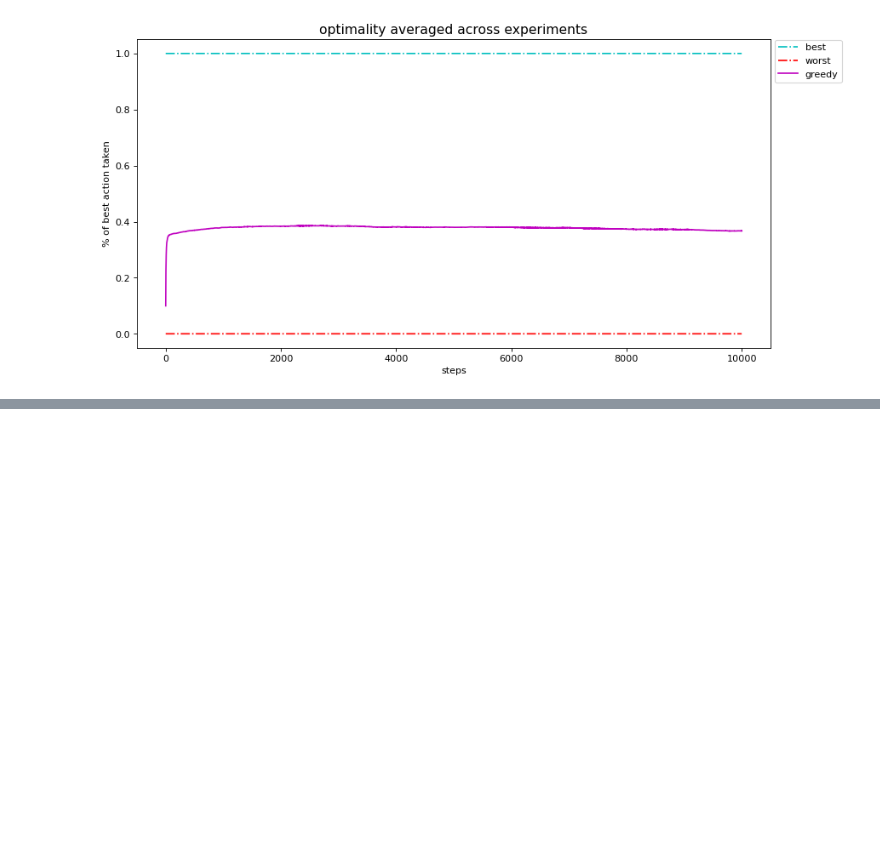
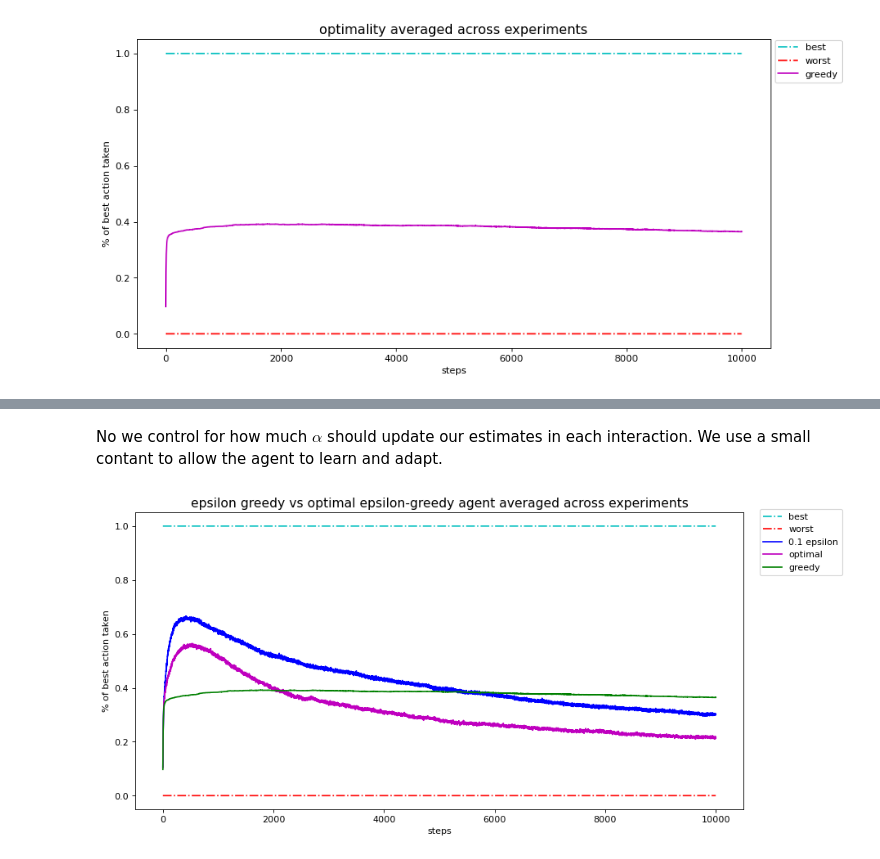
Before and after one commit to christinadelta/reinforcement_learning_intro, a Jupyter notebook: non_stationary_env.ipynb, the cells around one changed output, grey strips where cells are left out. Drawn from its saved outputs; the diff is of its cells as text; code cells hidden in the pictures; blank space fills up the shorter version.

```diff
--- a/non_stationary_env.ipynb
+++ b/non_stationary_env.ipynb
@@ -175,8 +175,6 @@ class GreedyAgent:
 
         # if an action in self.a_count is selected (for having the highest value), add the value of 1
         self.ac[np.arange(self.exp), max_action] += 1
-        ac = self.ac
-        estm = self.estimates
 
         return max_action
 
@@ -198,9 +196,6 @@ class GreedyAgent:
 
         # update the reward diff incrementally
         self.estimates[np.arange(self.exp), a] += (1/n) * e
-        new_estimates = self.estimates
-
-        return new_estimates
 # %% [markdown]
 ### $\epsilon$-Greedy Agent
 # %%
@@ -340,0 +434,2 @@ plt.show()
+# %% [markdown]
+No we control for how much $\alpha$ should update our estimates in each interaction. We use a small contant to allow the agent to learn and adapt.
@@ -340,0 +449,41 @@ plt.show()
+# %%
+# create the environment
+env = BanditsGaussian(exp, n_bandits, nonstationary)
+agent = OptimalEpsilonAgent(estimates, epsilon)
+
+# best actions?
+best_action = np.argmax(env.mean, axis=1)
+# %%
+# within a tqdm loop select actions to execute on the env
+for i in tqdm(range(n_steps)):
+    max_action = agent.new_action()
+    reward = env.step(max_action) # get reward
+
+    # update the estimates with the newly obdained rewards
+    agent.update_rule(reward, max_action) # we use the new general update rule
+
+    # update score, average and best variables:
+    score[:,i+1] = score[:,i] + reward
+    avg_score = np.mean(score[:,i+1]/(i+1))
+    avg[i] = avg_score
+
+    # get best actions from the env
+    tmp = np.mean(max_action == best_action)
+    best[i] = tmp
+
+optimal_beh = best
+optimal_scores = avg
+# %%
+plt.figure(figsize=(12,6), dpi=80, facecolor='w', edgecolor='k')
+plt.plot([1 for i in range(n_steps)], linestyle='-.', color='c')
+plt.plot([0 for i in range(n_steps)], linestyle='-.', color='r')
+plt.plot(non_greedy_beh, color='b')
+plt.plot(optimal_beh, color='m')
+plt.plot(greedy_beh, color='g')
+plt.legend(['best', 'worst', '0.1 epsilon', 'optimal', 'greedy'], bbox_to_anchor=(1.17, 0.90), loc='right')
+plt.title('epsilon greedy vs optimal epsilon-greedy agent averaged across experiments', fontsize=14)
+plt.ylabel('% of best action taken')
+plt.xlabel('steps')
+plt.show()
+# %% [output]
+[figure, added]
```
Also changed, not shown: parts of 6 cells of this notebook.
